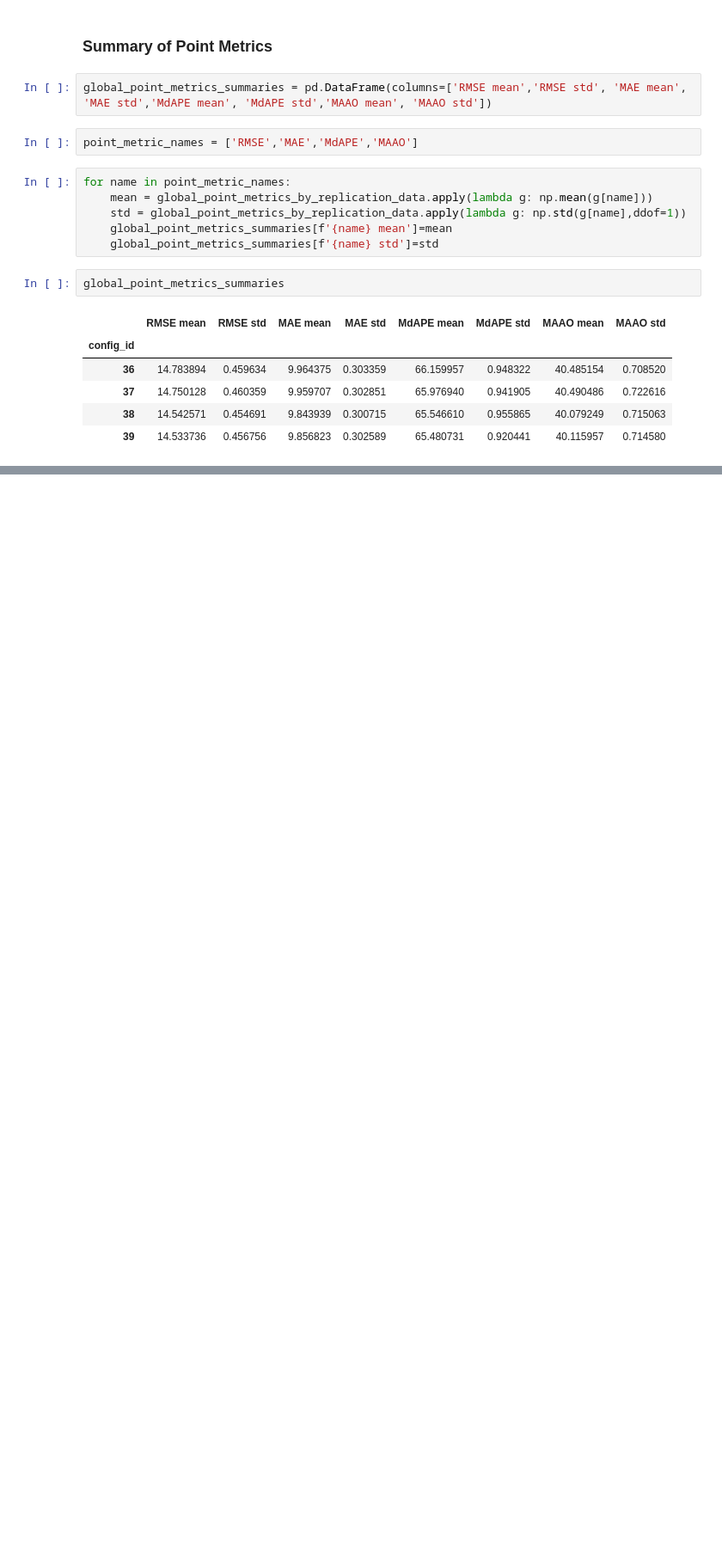
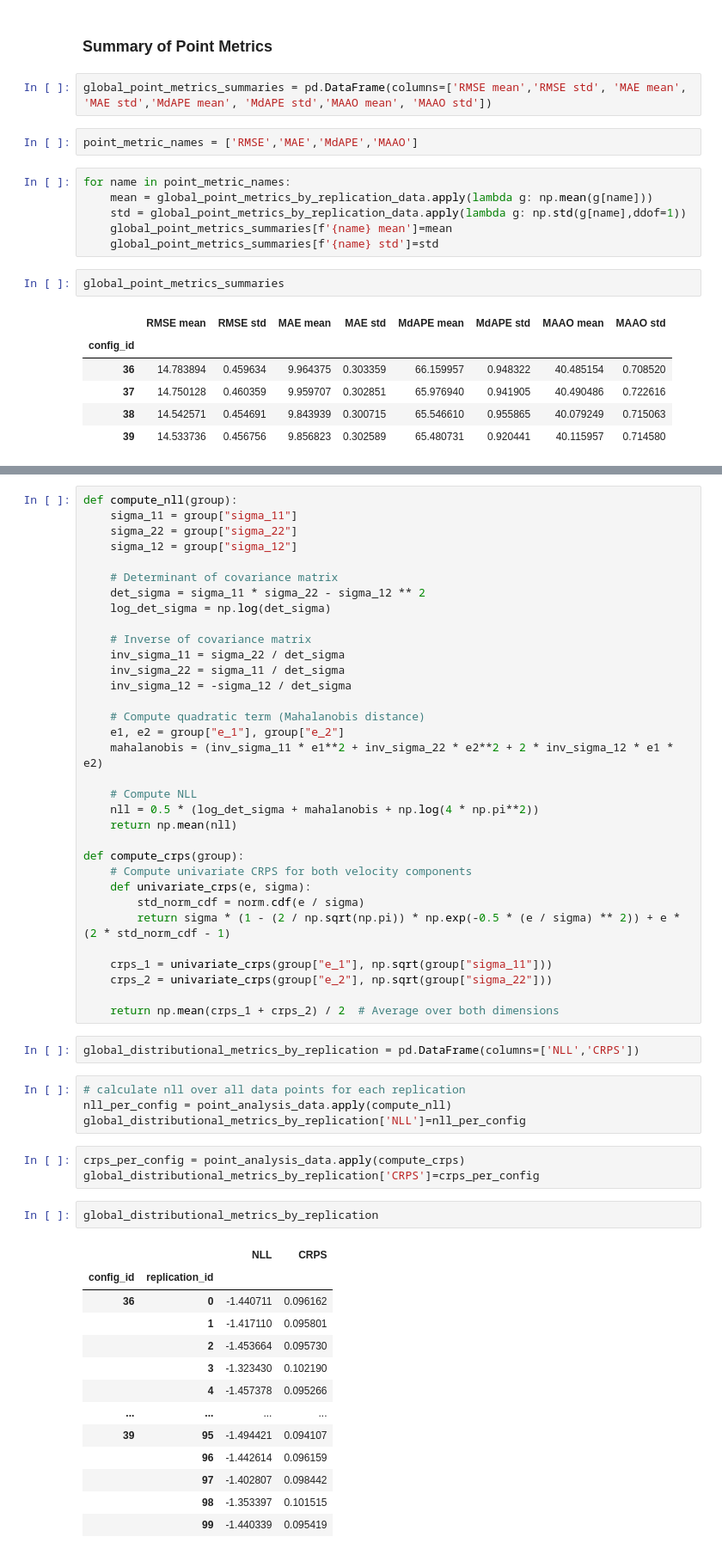
Before and after one commit to vanessamadu/seaducks, a Jupyter notebook: notebooks/evaluation.ipynb, the cells around one changed output, grey strips where cells are left out. Shown at 86% size. Saved outputs shown, nothing was run; the diff lists cells and outputs as text; blank space fills up the shorter version.

```diff
--- a/notebooks/evaluation.ipynb
+++ b/notebooks/evaluation.ipynb
@@ -128,0 +134,58 @@ global_point_metrics_summaries
+# %%
+def compute_nll(group):
+    sigma_11 = group["sigma_11"]
+    sigma_22 = group["sigma_22"]
+    sigma_12 = group["sigma_12"]
+
+    # Determinant of covariance matrix
+    det_sigma = sigma_11 * sigma_22 - sigma_12 ** 2
+    log_det_sigma = np.log(det_sigma)
+
+    # Inverse of covariance matrix
+    inv_sigma_11 = sigma_22 / det_sigma
+    inv_sigma_22 = sigma_11 / det_sigma
+    inv_sigma_12 = -sigma_12 / det_sigma
+
+    # Compute quadratic term (Mahalanobis distance)
+    e1, e2 = group["e_1"], group["e_2"]
+    mahalanobis = (inv_sigma_11 * e1**2 + inv_sigma_22 * e2**2 + 2 * inv_sigma_12 * e1 * e2)
+
+    # Compute NLL
+    nll = 0.5 * (log_det_sigma + mahalanobis + np.log(4 * np.pi**2))
+    return np.mean(nll)
+
+def compute_crps(group):
+    # Compute univariate CRPS for both velocity components
+    def univariate_crps(e, sigma):
+        std_norm_cdf = norm.cdf(e / sigma)
+        return sigma * (1 - (2 / np.sqrt(np.pi)) * np.exp(-0.5 * (e / sigma) ** 2)) + e * (2 * std_norm_cdf - 1)
+
+    crps_1 = univariate_crps(group["e_1"], np.sqrt(group["sigma_11"]))
+    crps_2 = univariate_crps(group["e_2"], np.sqrt(group["sigma_22"]))
+
+    return np.mean(crps_1 + crps_2) / 2  # Average over both dimensions
+# %%
+global_distributional_metrics_by_replication = pd.DataFrame(columns=['NLL','CRPS'])
+# %%
+# calculate nll over all data points for each replication
+nll_per_config = point_analysis_data.apply(compute_nll)
+global_distributional_metrics_by_replication['NLL']=nll_per_config
+# %%
+crps_per_config = point_analysis_data.apply(compute_crps)
+global_distributional_metrics_by_replication['CRPS']=crps_per_config
+# %%
+global_distributional_metrics_by_replication
+# %% [output]
+|  |  | NLL | CRPS |
+| config_id | replication_id |  |  |
+| 36 | 0 | -1.440711 | 0.096162 |
+|  | 1 | -1.417110 | 0.095801 |
+|  | 2 | -1.453664 | 0.095730 |
+|  | 3 | -1.323430 | 0.102190 |
+|  | 4 | -1.457378 | 0.095266 |
+| ... | ... | ... | ... |
+| 39 | 95 | -1.494421 | 0.094107 |
+|  | 96 | -1.442614 | 0.096159 |
+|  | 97 | -1.402807 | 0.098442 |
+|  | 98 | -1.353397 | 0.101515 |
+|  | 99 | -1.440339 | 0.095419 |
```
Also changed, not shown: parts of 20 cells of this notebook.
